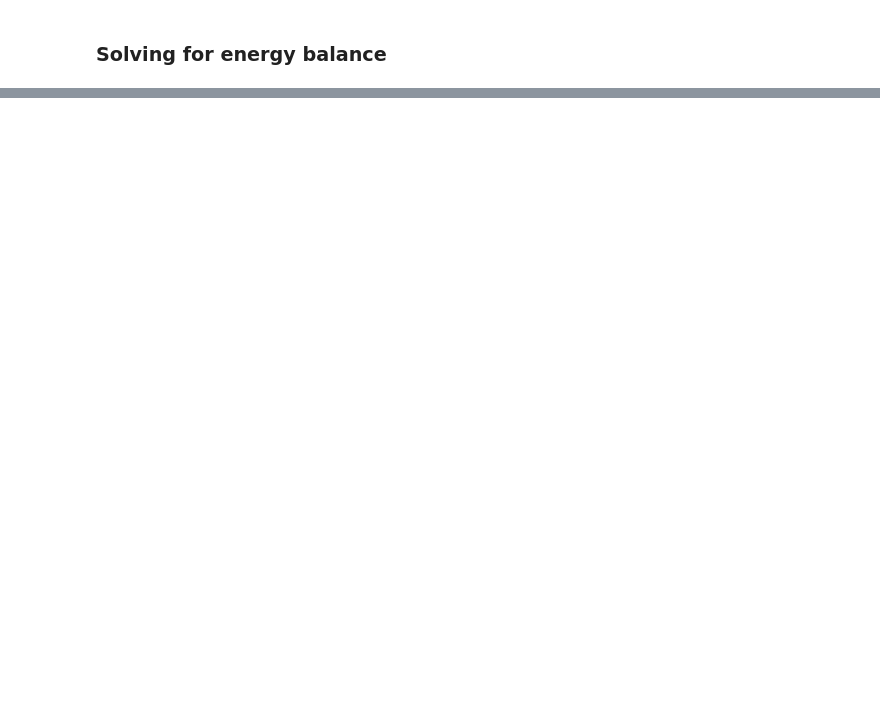
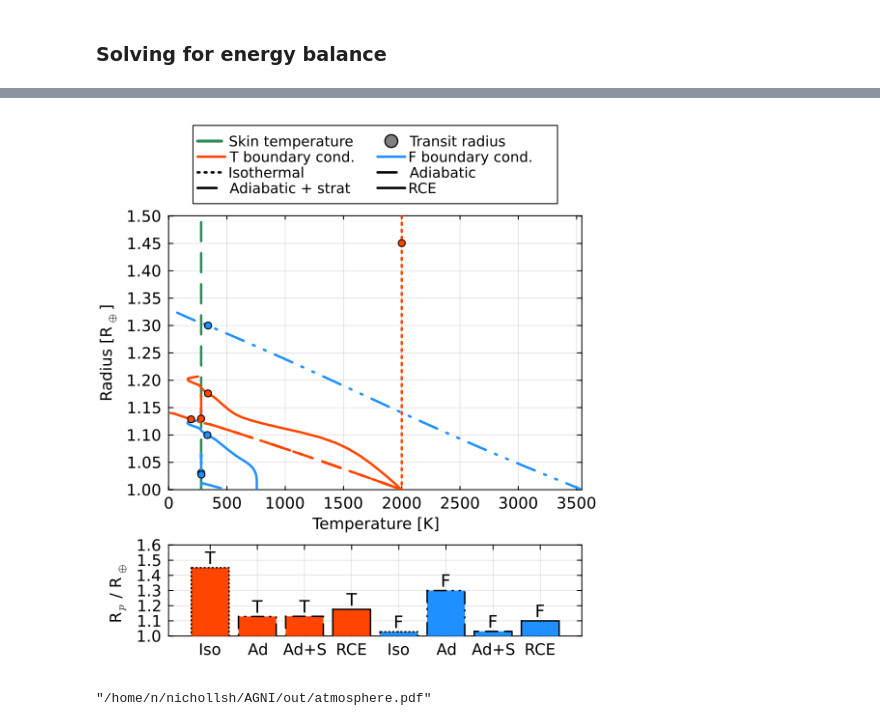
Before and after one commit to nichollsh/AGNI, a Jupyter notebook: misc/utilities/profile_assumptions.ipynb, the cells around one changed output, grey strips where cells are left out. Drawn from its saved outputs; the diff is of its cells as text; code cells hidden in the pictures; blank space fills up the shorter version.

```diff
--- a/misc/utilities/profile_assumptions.ipynb
+++ b/misc/utilities/profile_assumptions.ipynb
@@ -233,0 +416,7 @@ savefig(fig, joinpath(output_dir,"plot_height.pdf"))
+# %%
+figN = plot(fig1,fig2; layout=grid(2,1, heights=(0.8,0.2)))
+display(figN)
+savefig(figN, joinpath(output_dir,"atmosphere.pdf"))
+# %% [output]
+[figure, added]
+"/home/n/nichollsh/AGNI/out/atmosphere.pdf"
```
Also changed, not shown: parts of 11 cells of this notebook, 1 other file.
